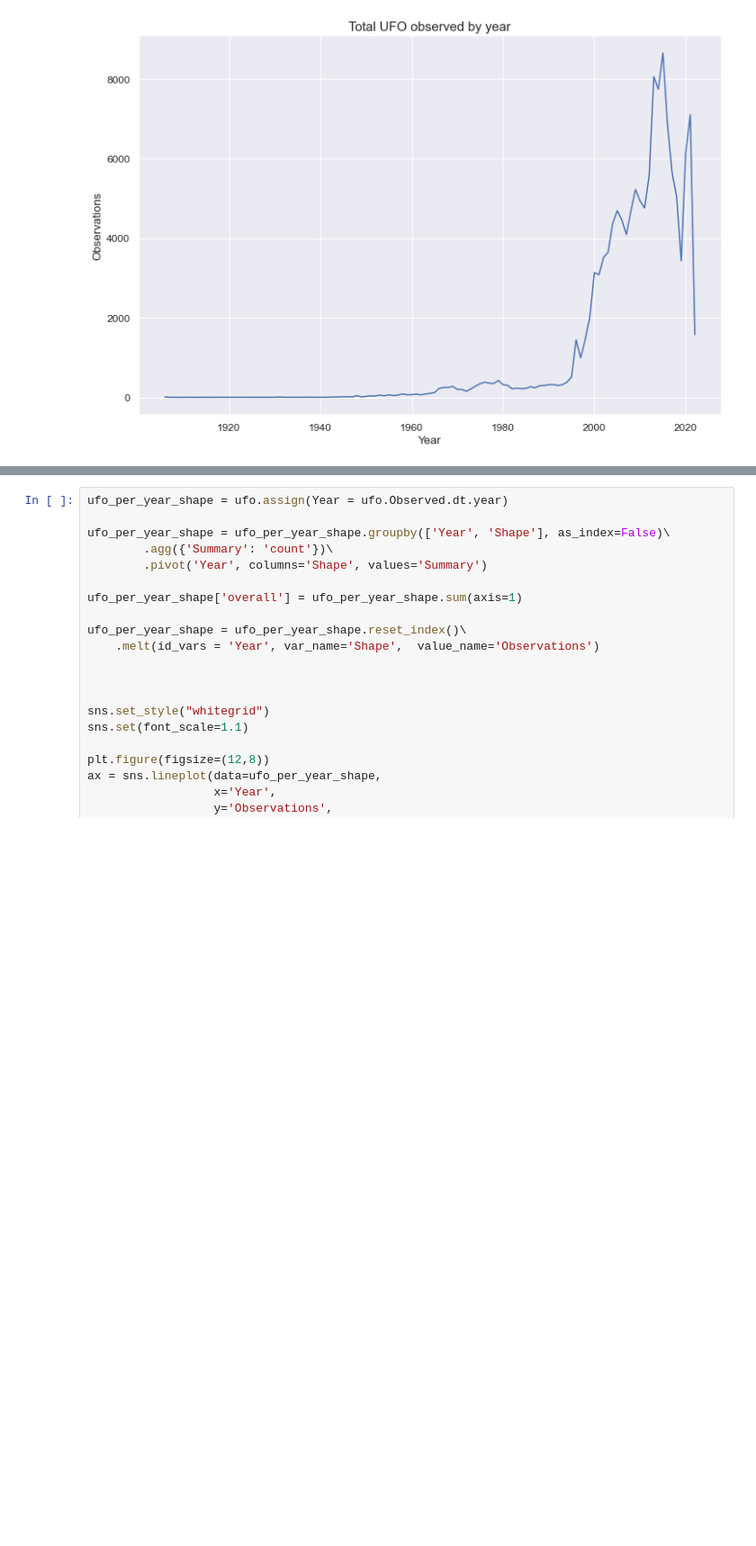
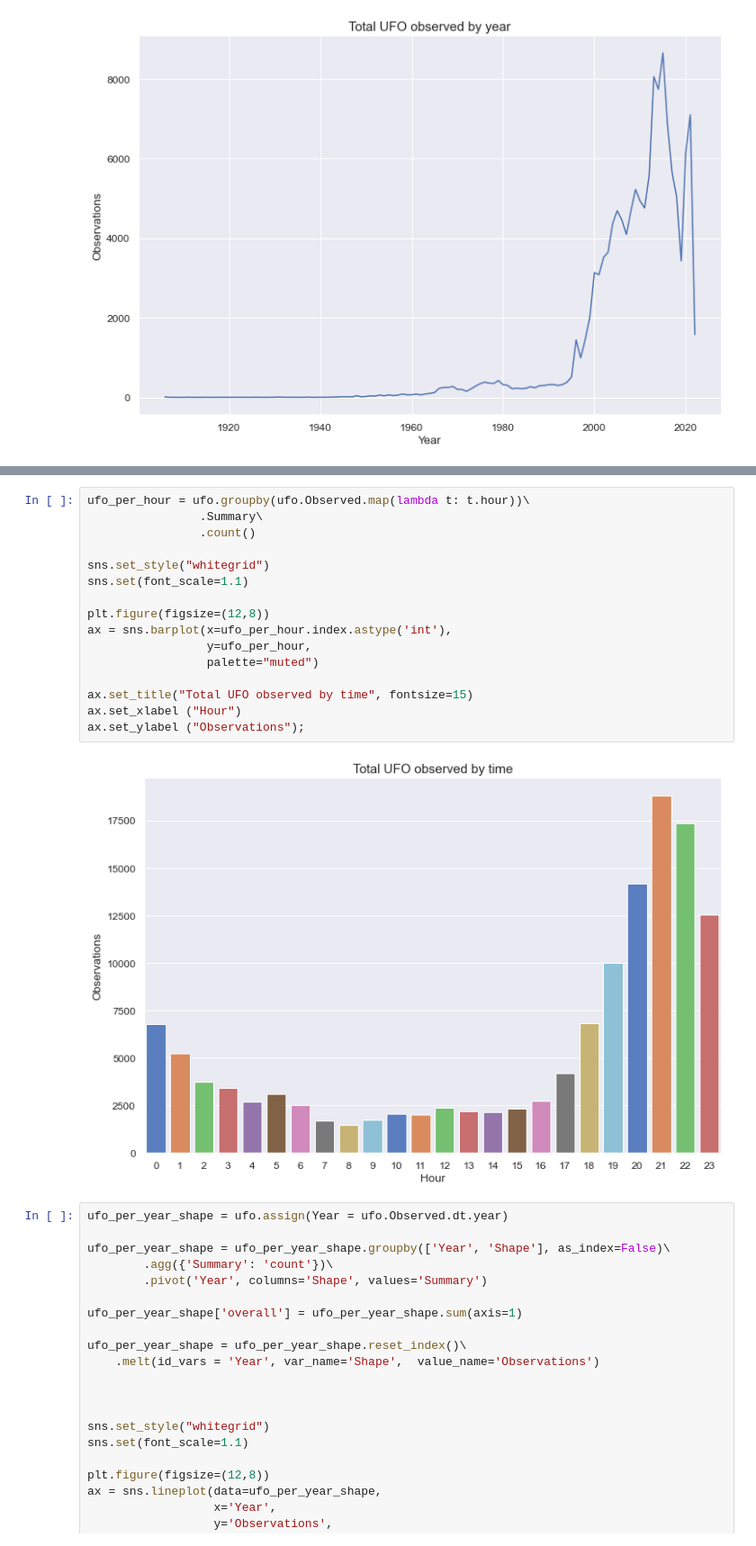
Before and after one commit to eukarr/ufo, a Jupyter notebook: ufo.ipynb, the cells around one changed output, grey strips where cells are left out. Shown at 90% size. Cells and saved outputs as stored; diff of their text form; blank space fills up the shorter version.

```diff
--- a/ufo.ipynb
+++ b/ufo.ipynb
@@ -617,3 +641,21 @@ ax.set_ylabel ("Observations");
+# %%
+ufo_per_hour = ufo.groupby(ufo.Observed.map(lambda t: t.hour))\
+                .Summary\
+                .count()
+
+sns.set_style("whitegrid")
+sns.set(font_scale=1.1)
+
+plt.figure(figsize=(12,8))
+ax = sns.barplot(x=ufo_per_hour.index.astype('int'),
+                 y=ufo_per_hour,
+                 palette="muted")
+
+ax.set_title("Total UFO observed by time", fontsize=15)
+ax.set_xlabel ("Hour")
+ax.set_ylabel ("Observations");
+# %% [output]
+[figure, added]
 # %%
 ufo_per_year_shape = ufo.assign(Year = ufo.Observed.dt.year)
 
```
Also changed, not shown: parts of 20 cells of this notebook.
